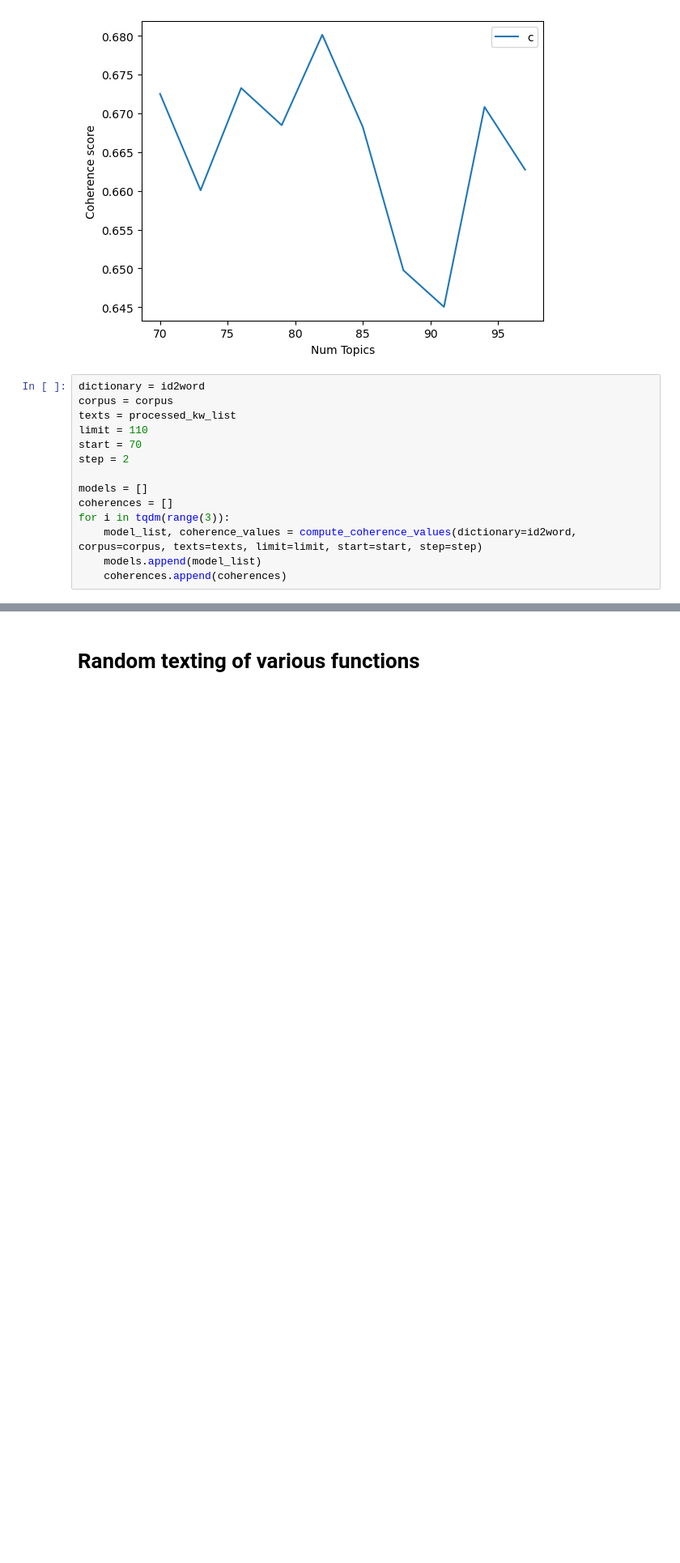
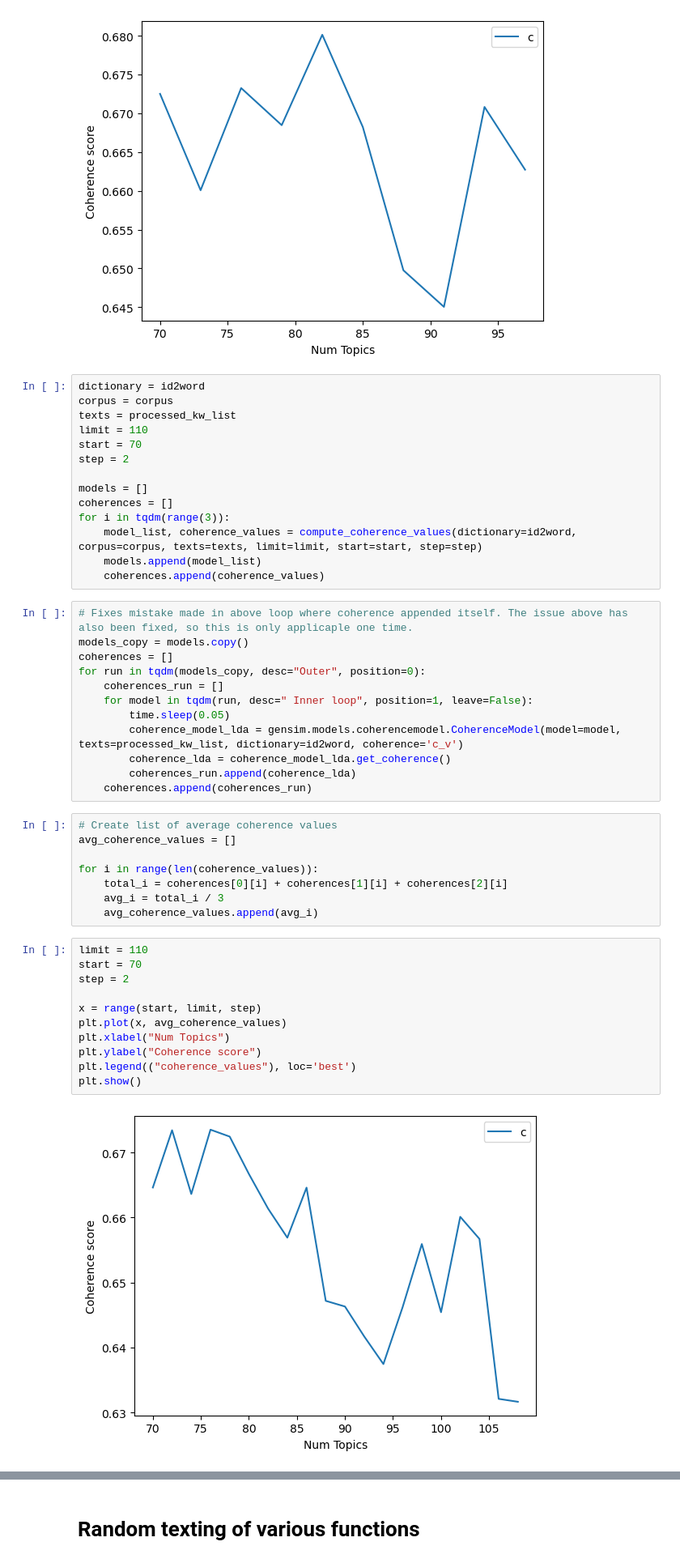
Before and after one commit to gustavn19/Fagprojekt, a Jupyter notebook: js_LDA.ipynb, the cells around one changed output, grey strips where cells are left out. Shown at 81% size. Cells and saved outputs as stored; diff of their text form; blank space fills up the shorter version.

Commit message:
updates to LDA (fixed error and added plots)

```diff
--- a/js_LDA.ipynb
+++ b/js_LDA.ipynb
@@ -263,4 +264,37 @@ coherences = []
 for i in tqdm(range(3)):
     model_list, coherence_values = compute_coherence_values(dictionary=id2word, corpus=corpus, texts=texts, limit=limit, start=start, step=step)
     models.append(model_list)
-    coherences.append(coherences)
+    coherences.append(coherence_values)
+# %%
+# Fixes mistake made in above loop where coherence appended itself. The issue above has also been fixed, so this is only applicaple one time.
+models_copy = models.copy()
+coherences = []
+for run in tqdm(models_copy, desc="Outer", position=0):
+    coherences_run = []
+    for model in tqdm(run, desc=" Inner loop", position=1, leave=False):
+        time.sleep(0.05)
+        coherence_model_lda = gensim.models.coherencemodel.CoherenceModel(model=model, texts=processed_kw_list, dictionary=id2word, coherence='c_v')
+        coherence_lda = coherence_model_lda.get_coherence()
+        coherences_run.append(coherence_lda)
+    coherences.append(coherences_run)
+# %%
+# Create list of average coherence values
+avg_coherence_values = []
+
+for i in range(len(coherence_values)):
+    total_i = coherences[0][i] + coherences[1][i] + coherences[2][i]
+    avg_i = total_i / 3
+    avg_coherence_values.append(avg_i)
+# %%
+limit = 110
+start = 70
+step = 2
+
+x = range(start, limit, step)
+plt.plot(x, avg_coherence_values)
+plt.xlabel("Num Topics")
+plt.ylabel("Coherence score")
+plt.legend(("coherence_values"), loc='best')
+plt.show()
+# %% [output]
+[figure, added]
```
Also changed, not shown: parts of 3 cells of this notebook.
